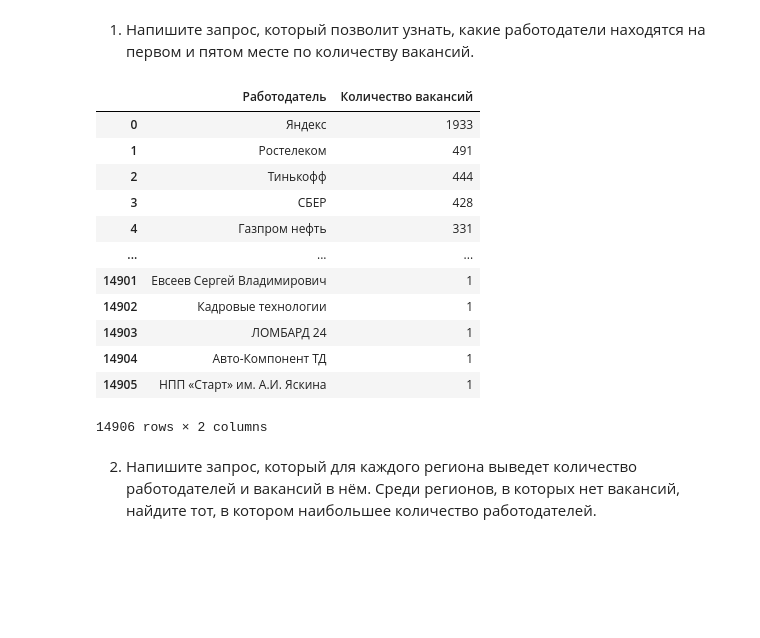
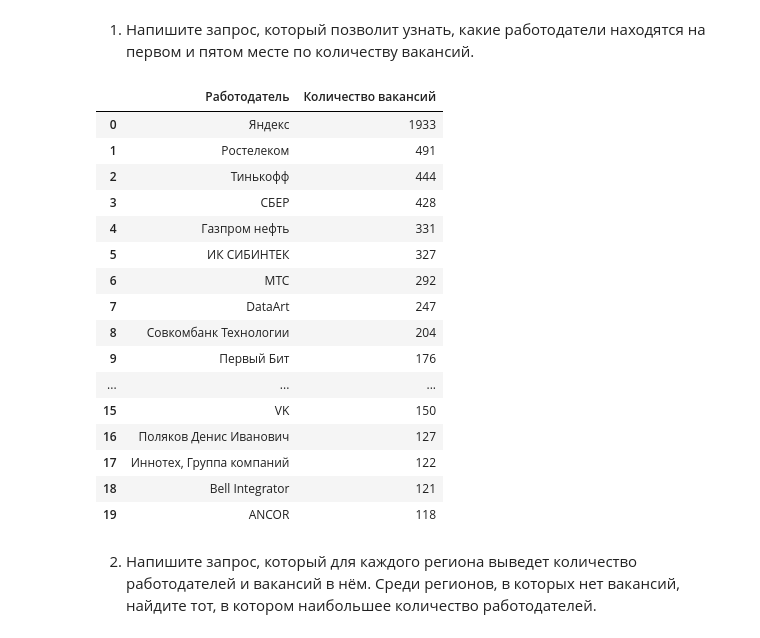
Before and after one commit to catlordd/project_2, a Jupyter notebook: Project_2.ipynb, the cells around one changed output. Saved outputs shown, nothing was run; the diff lists cells and outputs as text; code cells hidden in the pictures; blank space fills up the shorter version.

```diff
--- a/Project_2.ipynb
+++ b/Project_2.ipynb
@@ -5,6 +5,12 @@
 # %%
 import pandas as pd
 import psycopg2
+# %%
+DBNAME = 'project_sql'
+USER = 'skillfactory'
+PASSWORD = 'cCkxxLVrDE8EbvjueeMedPKt'
+HOST = '84.201.134.129'
+PORT = 5432
 # %%
 connection = psycopg2.connect(
    dbname=DBNAME,
@@ -228,21 +238,25 @@ ORDER BY 2 DESC
 '''
 # %%
 df = pd.read_sql_query(query, connection)
-df
+df.head(20)
 # %% [output]
 |  | Работодатель | Количество вакансий |
 | 0 | Яндекс | 1933 |
 | 1 | Ростелеком | 491 |
 | 2 | Тинькофф | 444 |
 | 3 | СБЕР | 428 |
 | 4 | Газпром нефть | 331 |
+| 5 | ИК СИБИНТЕК | 327 |
+| 6 | МТС | 292 |
+| 7 | DataArt | 247 |
+| 8 | Совкомбанк Технологии | 204 |
+| 9 | Первый Бит | 176 |
 | ... | ... | ... |
-| 14901 | Евсеев Сергей Владимирович | 1 |
-| 14902 | Кадровые технологии | 1 |
-| 14903 | ЛОМБАРД 24 | 1 |
-| 14904 | Авто-Компонент ТД | 1 |
-| 14905 | НПП «Старт» им. А.И. Яскина | 1 |
+| 15 | VK | 150 |
+| 16 | Поляков Денис Иванович | 127 |
+| 17 | Иннотех, Группа компаний | 122 |
+| 18 | Bell Integrator | 121 |
+| 19 | ANCOR | 118 |
-14906 rows × 2 columns
 # %% [markdown]
 2. Напишите запрос, который для каждого региона выведет количество работодателей и вакансий в нём.
 Среди регионов, в которых нет вакансий, найдите тот, в котором наибольшее количество работодателей.
```
Also changed, not shown: parts of 4 cells of this notebook.
